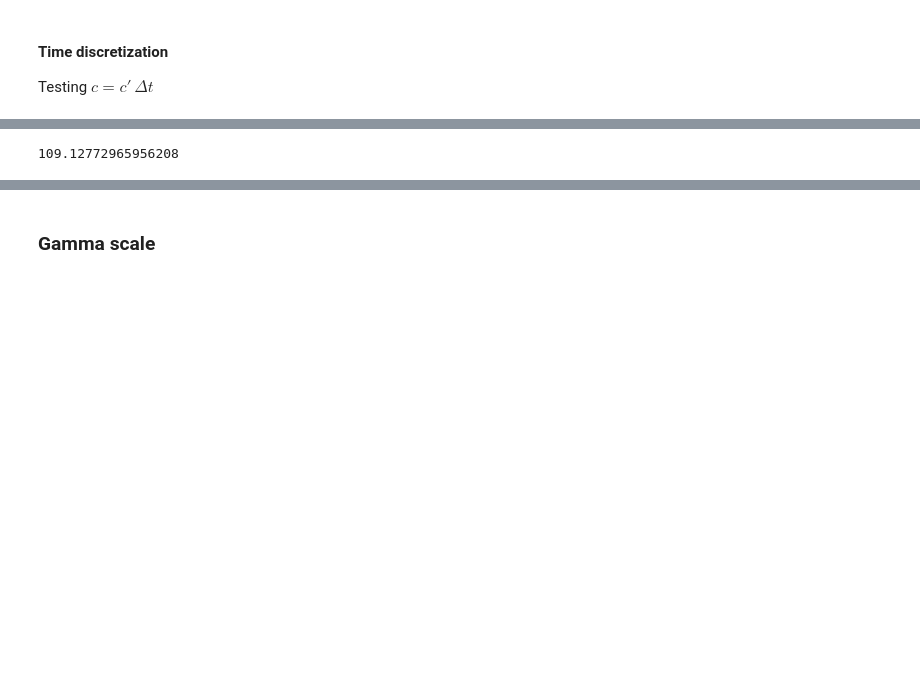
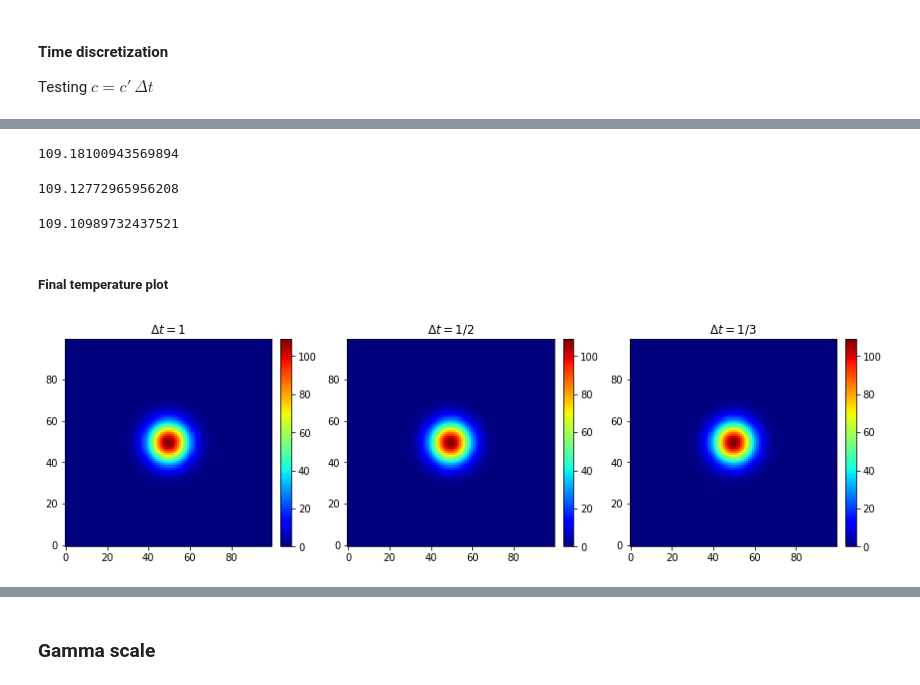
Before and after one commit to dsanmartin/INF383-PJ, a Jupyter notebook: model.ipynb, the cells around one changed output, grey strips where cells are left out. Drawn from its saved outputs; the diff is of its cells as text; code cells hidden in the pictures; blank space fills up the shorter version.

```diff
--- a/model.ipynb
+++ b/model.ipynb
@@ -393,13 +366,48 @@ M, N = 100, 100
 T0, A0, Y0 = temperatureFocus2(M, N)
 A0 = np.zeros_like(A0)
 Y1 = np.ones_like(Y0)
-times = 200
-dt = 1/2
-
-c = 1/5*dt
-
-c2 = temp.discrete(c, gamma, times, T0, A0, Y1, wind2[0:], b, maxTemp, Ea, Z, H, h, T_ref)
-Tc2, Ac2, Fc2 = c2.propagate()
-print(np.max(Tc2[-1]))
+c = 1/5
-# %% [output]
-109.12772965956208
+# %%
+dt = 1
+c1 = c*dt
+ct1 = temp.discrete(c1, 0, 100, T0, A0, Y1, [(-0.5,-0.5)], 0, 0, 0, 0, 0, 0, 0)
+Tct1, Act1, Fct1 = ct1.propagate()
+print(np.max(Tct1[-1]))
+# %% [output]
+109.18100943569894
+# %%
+dt = 1/2
+c2 = c*dt
+ct2 = temp.discrete(c2, 0, 200, T0, A0, Y1, [(-0.5,-0.5)], 0, 0, 0, 0, 0, 0, 0)
+Tct2, Act2, Fct2 = ct2.propagate()
+print(np.max(Tct2[-1]))
+# %% [output]
+109.12772965956208
+# %%
+dt = 1/3
+c3 = c*dt
+ct3 = temp.discrete(c3, 0, 300, T0, A0, Y1, [(-0.5,-0.5)], 0, 0, 0, 0, 0, 0, 0)
+Tct3, Act3, Fct3 = ct3.propagate()
+print(np.max(Tct3[-1]))
+# %% [output]
+109.10989732437521
+# %% [markdown]
+##### Final temperature plot
+# %%
+plt.figure(figsize=(12, 14))
+plt.subplot(1, 3, 1)
+plt.imshow(Tct1[-1], origin="lower", cmap=plt.cm.jet)
+plt.title(r"$\Delta t = 1$")
+plt.colorbar(fraction=0.046, pad=0.04)
+plt.subplot(1, 3, 2)
+plt.imshow(Tct2[-1], origin="lower", cmap=plt.cm.jet)
+plt.title(r"$\Delta t = 1/2$")
+plt.colorbar(fraction=0.046, pad=0.04)
+plt.subplot(1, 3, 3)
+plt.imshow(Tct3[-1], origin="lower", cmap=plt.cm.jet)
+plt.title(r"$\Delta t = 1/3$")
+plt.colorbar(fraction=0.046, pad=0.04)
+plt.tight_layout()
+plt.show()
+# %% [output]
+[figure, added]
```
Also changed, not shown: parts of 73 cells of this notebook, 2 other files.
